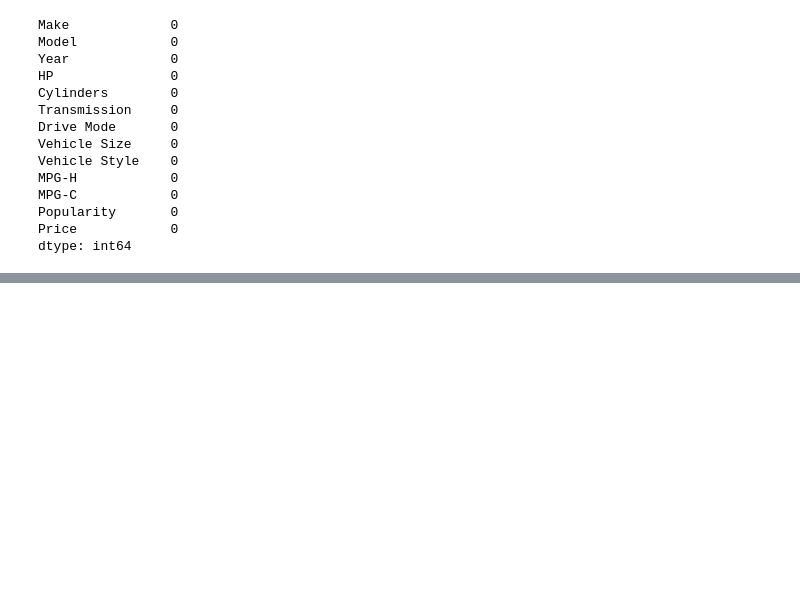
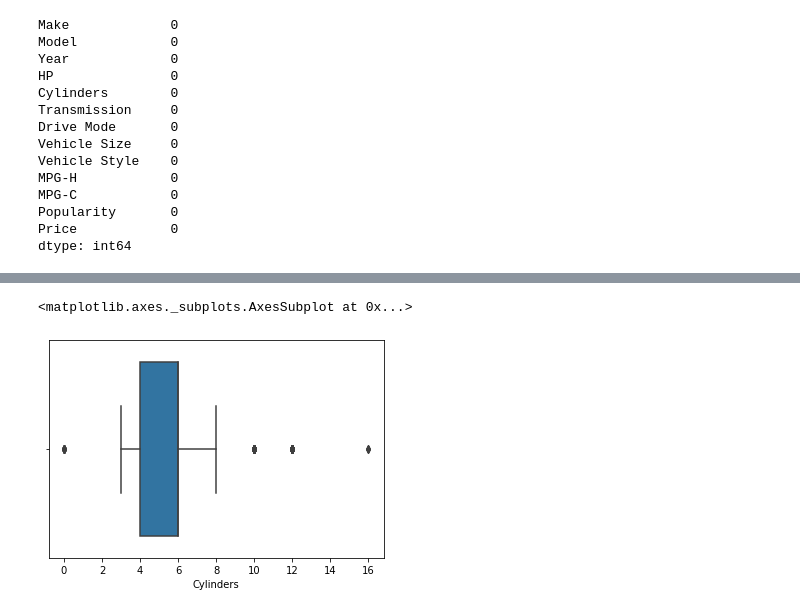
Before and after one commit to malinenimaurya/Data-Science-notebooks, a Jupyter notebook: Exploratory_data_analysis_cars.ipynb, the cells around one changed output, grey strips where cells are left out. Cells and saved outputs as stored; diff of their text form; code cells hidden in the pictures; blank space fills up the shorter version.

```diff
--- a/Exploratory_data_analysis_cars.ipynb
+++ b/Exploratory_data_analysis_cars.ipynb
@@ -210,0 +225,5 @@ dtype: int64
+# %%
+sns.boxplot(x=df['Cylinders'])
+# %% [output]
+<matplotlib.axes._subplots.AxesSubplot at 0x...>
+[figure, added]
```
Also changed, not shown: parts of 10 cells of this notebook.
